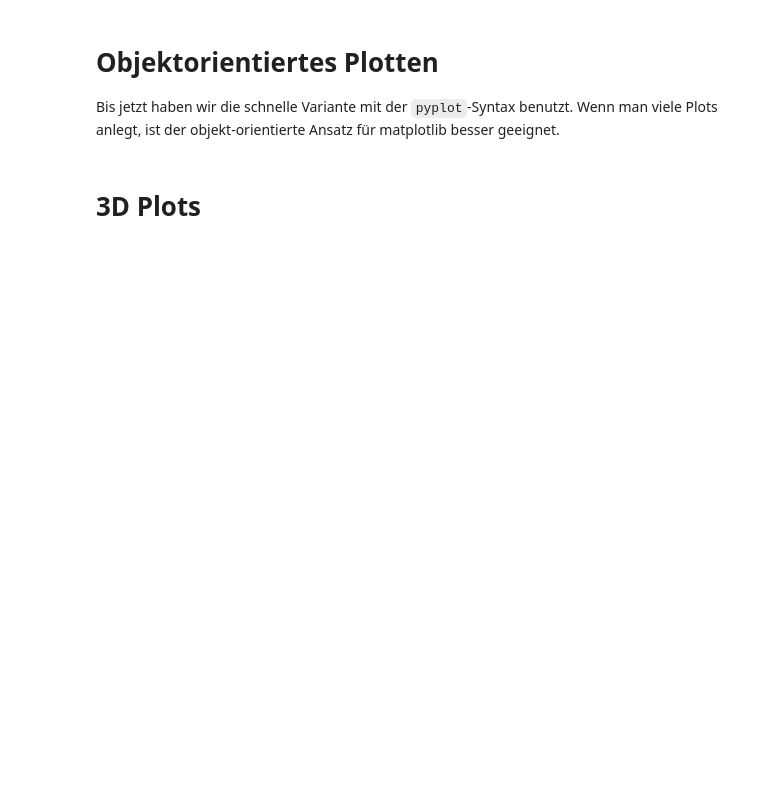
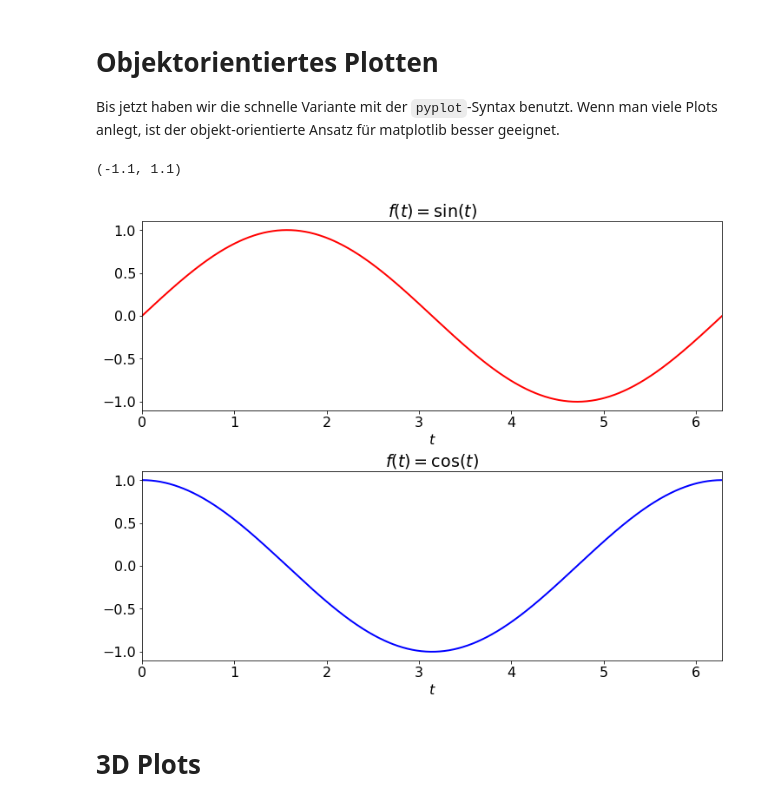
Before and after one commit to pep-dortmund/toolbox-workshop, a Jupyter notebook: python/matplotlib.ipynb, the cells around one changed output. Cells and saved outputs as stored; diff of their text form; code cells hidden in the pictures; blank space fills up the shorter version.

```diff
--- a/python/matplotlib.ipynb
+++ b/python/matplotlib.ipynb
@@ -266,24 +336,25 @@ Bis jetzt haben wir die schnelle Variante mit der `pyplot`-Syntax benutzt. Wenn
 # %%
 import matplotlib.pyplot as plt
 import numpy as np
 
 t = np.linspace(0, 2*np.pi, 1000)
 
-fig, (ax1, ax2) = plt.subplots(2, 1)
+fig, (ax1, ax2) = plt.subplots(2, 1, constrained_layout=True)
 
 ax1.plot(t, np.sin(t), 'r-')
 ax1.set_title(r"$f(t)=\sin(t)$")
 ax1.set_xlabel("$t$")
 ax1.set_xlim(0, 2 * np.pi)
 ax1.set_ylim(-1.1, 1.1)
 
 ax2.plot(t, np.cos(t), 'b-')
 ax2.set_title(r"$f(t)=\cos(t)$")
 ax2.set_xlabel("$t$")
 ax2.set_xlim(0, 2 * np.pi)
 ax2.set_ylim(-1.1, 1.1)
-
-fig.tight_layout()
+# %% [output]
+(-1.1, 1.1)
+[figure, added]
 # %% [markdown]
 # 3D Plots
 # %%
```
Also changed, not shown: parts of 25 cells of this notebook, 56 other files.
